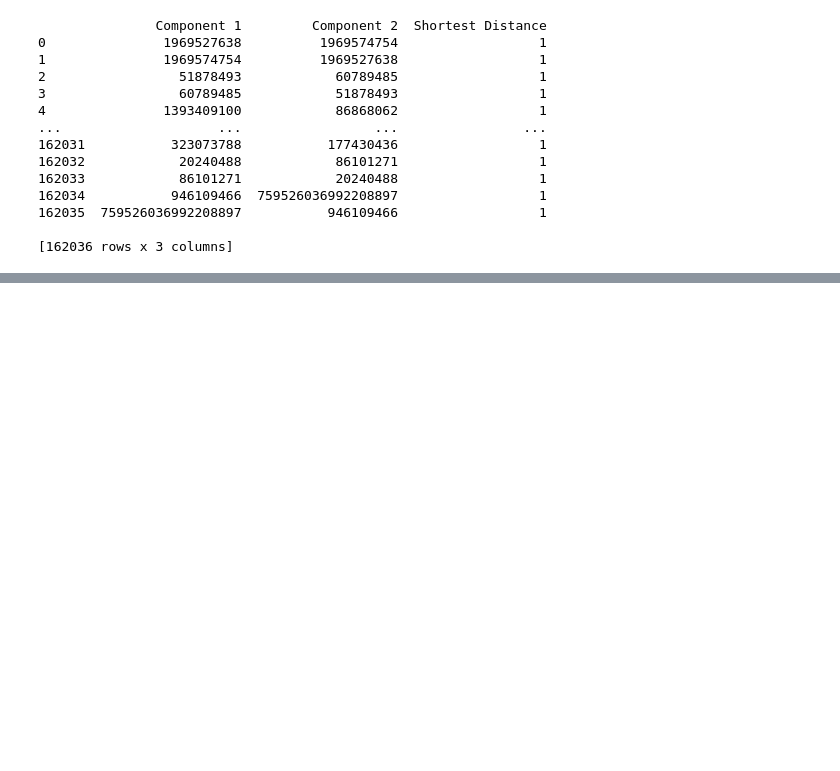
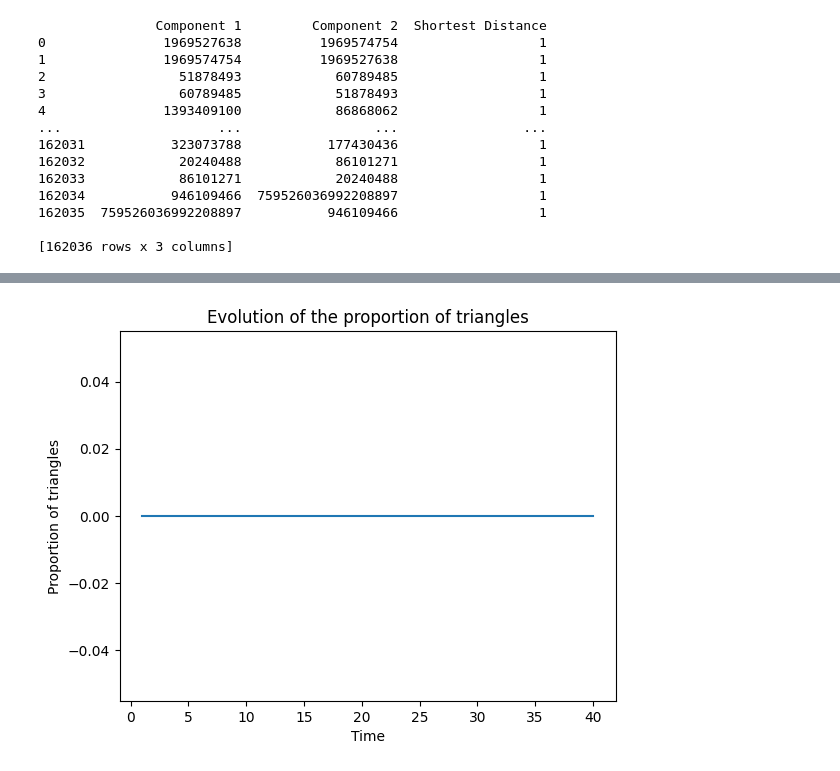
Before and after one commit to jsyrjako/SNA-Project, a Jupyter notebook: project.ipynb, the cells around one changed output, grey strips where cells are left out. Cells and saved outputs as stored; diff of their text form; code cells hidden in the pictures; blank space fills up the shorter version.

```diff
--- a/project.ipynb
+++ b/project.ipynb
@@ -412,33 +452,36 @@ detect_communities(G)
 # %%
 '''
 9. We want to evaluate the evolution of the triangles (transitivity relation in the network). For
 this purpose, we consider time increment as an accumulation of one thousand successive
 rows in the original dataset. Suggest a script that calculates the evolution of the proportion
 of triangles (number of triangles over the total number of nodes up to time t, basically t=1,
 2,…,40), and draws the corresponding graph.
 
 TODO: Does not work correctly
 '''
 
-def calculate_triangle_evolution(data):
-    G = nx.Graph()
-    triangles = []
-    for i in range(0, len(data), 1000):
-        for line in data[:i]:
-            line = line.strip().split(',')
-            id = line[0].strip('"').strip()
-            friends = line[9][1:-1].split(', ')
-            friends = [friend.replace('"', '').strip() for friend in friends]
-            G.add_node(id)
-            for friend in friends:
-                G.add_edge(id, friend)
-        triangles.append(sum(nx.triangles(G).values()))
-    plt.plot(triangles)
+def calculate_triangle_evolution(G):
+    triangles = nx.triangles(G)
+    num_triangles = sum(triangles.values())
+    num_nodes = G.number_of_nodes()
+    proportions = []
+    for i in range(1, 41):
+        subgraph = G.subgraph(list(G.nodes())[:i*1000])
+        triangles = nx.triangles(subgraph)
+        num_triangles = sum(triangles.values())
+        proportion = num_triangles / num_nodes
+        proportions.append(proportion)
+
+    plt.plot(range(1, 41), proportions)
     plt.xlabel("Time")
-    plt.ylabel("Number of triangles")
+    plt.ylabel("Proportion of triangles")
+    plt.title("Evolution of the proportion of triangles")
     plt.show()
 
-calculate_triangle_evolution(data)
+
+calculate_triangle_evolution(G)
+# %% [output]
+[figure, added]
 # %%
 '''
 10. From 9), write a script that identifies instances of triplet nodes A, B, C such at time t A is
```
Also changed, not shown: parts of 8 cells of this notebook.
